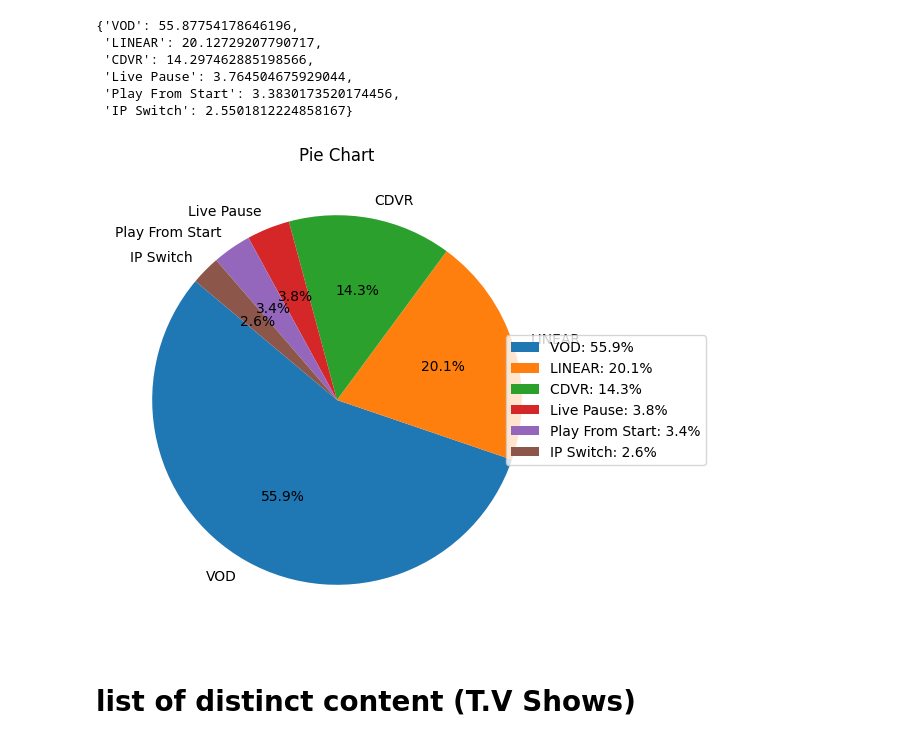
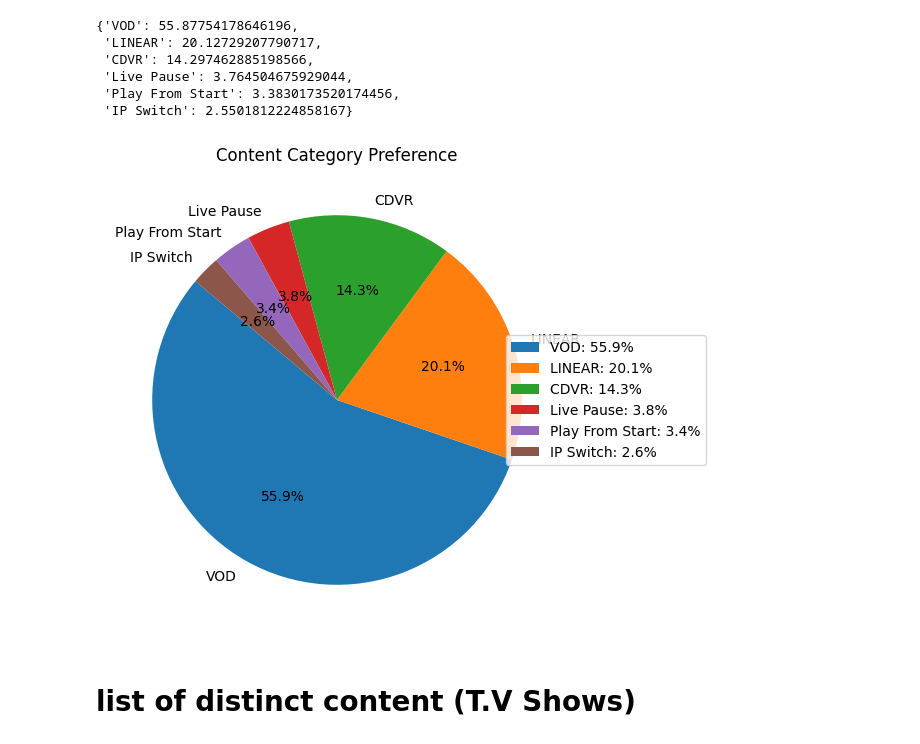
Before and after one commit to shrivatsashetty/Projects, a Jupyter notebook: Synamedia_Project.ipynb, the cells around one changed output. Saved outputs shown, nothing was run; the diff lists cells and outputs as text; code cells hidden in the pictures.

```diff
--- a/Synamedia_Project.ipynb
+++ b/Synamedia_Project.ipynb
@@ -596,21 +595,21 @@ content_categorywise_percentages
 # %%
 labels = content_categorywise_percentages.keys()
 values = content_categorywise_percentages.values()
 
 # Create a pie chart
 plt.figure(figsize=(8, 6))
 plt.pie(values, labels=labels, autopct='%1.1f%%', startangle=140)
 
 # Add a legend to the left of the pie chart with percentage weightage
 plt.legend(loc='center left', bbox_to_anchor=(0.85, 0.5), labels=[f'{label}: {value:.1f}%' for label, value in content_categorywise_percentages.items()])
 
 # Add a title
-plt.title("Pie Chart")
+plt.title("Content Category Preference")
 
 # Display the plot
 plt.show()
 # %% [output]
-[figure, old version]
+[figure, new version]
 # %% [markdown]
 # list of distinct content (T.V Shows)
 # %%
```
Also changed, not shown: parts of 11 cells of this notebook.
